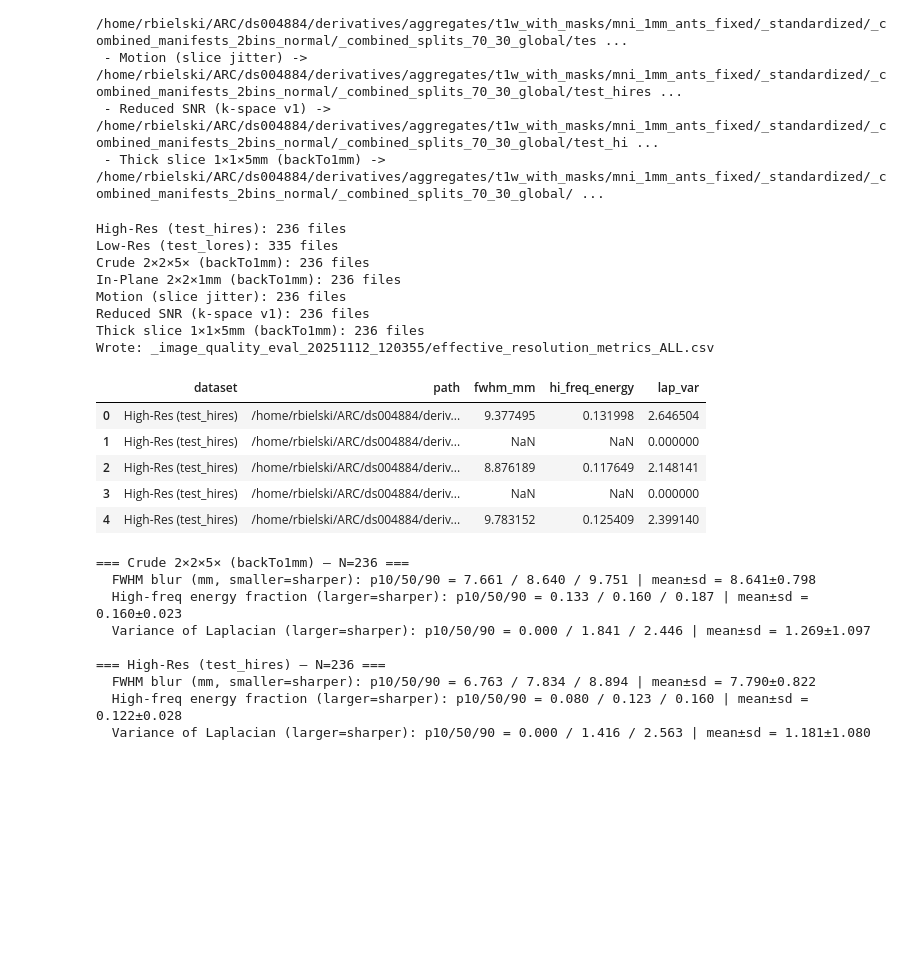
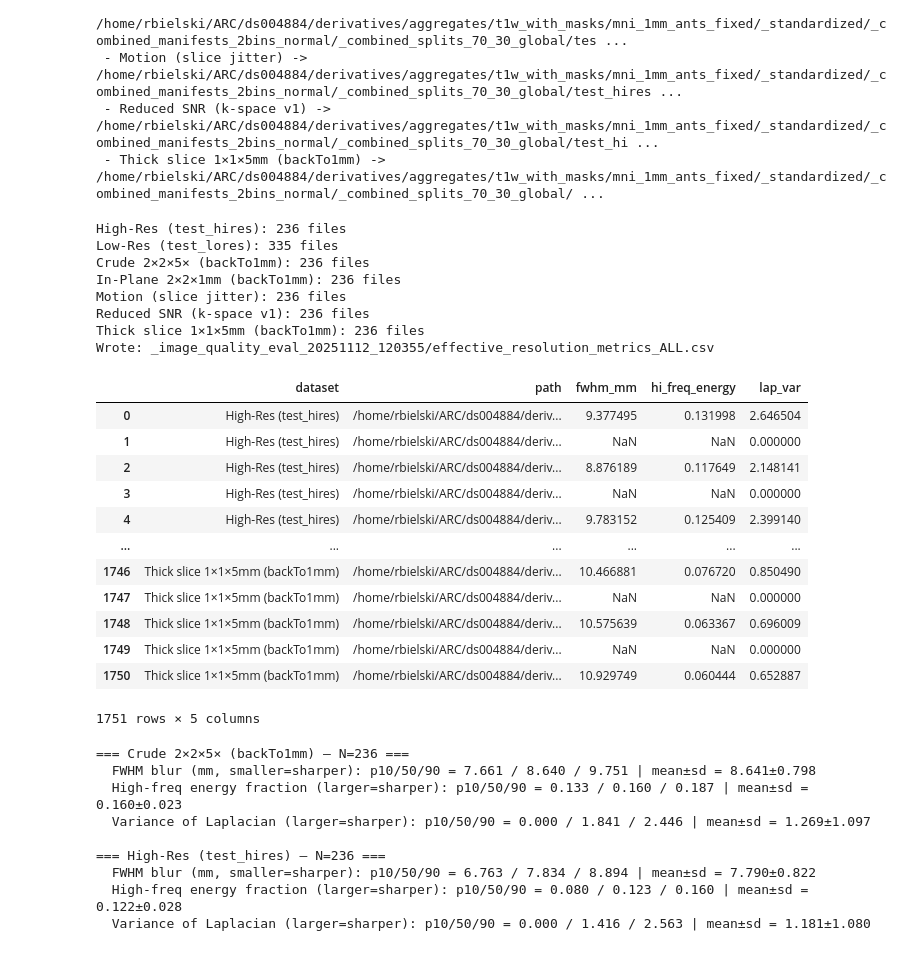
Before and after one commit to the-brAIn-lab/Lesion_Mapping, a Jupyter notebook: ARC_ATLAS_Combined/ARC_ATLAS_Downsampled_Metrics.ipynb, the cells around one changed output. Saved outputs shown, nothing was run; the diff lists cells and outputs as text; code cells hidden in the pictures; blank space fills up the shorter version.

```diff
--- a/ARC_ATLAS_Combined/ARC_ATLAS_Downsampled_Metrics.ipynb
+++ b/ARC_ATLAS_Combined/ARC_ATLAS_Downsampled_Metrics.ipynb
@@ -156,34 +156,41 @@ def scan_dir(dir_path: Path, dataset_name: str):
     return out
 
 # Run across all datasets
 all_rows = []
 for name, path in DATASETS.items():
     rows = scan_dir(path, name)
     print(f"{name}: {len(rows)} files")
     all_rows.extend(rows)
 
 df = pd.DataFrame(all_rows)
 CSV_PATH = OUT_ROOT / "effective_resolution_metrics_ALL.csv"
 df.to_csv(CSV_PATH, index=False)
 print("Wrote:", CSV_PATH)
 
 # quick peek
-df.head()
+df
 # %% [output]
 High-Res (test_hires): 236 files
 Low-Res (test_lores): 335 files
 Crude 2×2×5× (backTo1mm): 236 files
 In-Plane 2×2×1mm (backTo1mm): 236 files
 Motion (slice jitter): 236 files
 Reduced SNR (k-space v1): 236 files
 Thick slice 1×1×5mm (backTo1mm): 236 files
 Wrote: _image_quality_eval_20251112_120355/effective_resolution_metrics_ALL.csv
 |  | dataset | path | fwhm_mm | hi_freq_energy | lap_var |
 | 0 | High-Res (test_hires) | /home/rbielski/ARC/ds004884/deriv... | 9.377495 | 0.131998 | 2.646504 |
 | 1 | High-Res (test_hires) | /home/rbielski/ARC/ds004884/deriv... | NaN | NaN | 0.000000 |
 | 2 | High-Res (test_hires) | /home/rbielski/ARC/ds004884/deriv... | 8.876189 | 0.117649 | 2.148141 |
 | 3 | High-Res (test_hires) | /home/rbielski/ARC/ds004884/deriv... | NaN | NaN | 0.000000 |
 | 4 | High-Res (test_hires) | /home/rbielski/ARC/ds004884/deriv... | 9.783152 | 0.125409 | 2.399140 |
+| ... | ... | ... | ... | ... | ... |
+| 1746 | Thick slice 1×1×5mm (backTo1mm) | /home/rbielski/ARC/ds004884/deriv... | 10.466881 | 0.076720 | 0.850490 |
+| 1747 | Thick slice 1×1×5mm (backTo1mm) | /home/rbielski/ARC/ds004884/deriv... | NaN | NaN | 0.000000 |
+| 1748 | Thick slice 1×1×5mm (backTo1mm) | /home/rbielski/ARC/ds004884/deriv... | 10.575639 | 0.063367 | 0.696009 |
+| 1749 | Thick slice 1×1×5mm (backTo1mm) | /home/rbielski/ARC/ds004884/deriv... | NaN | NaN | 0.000000 |
+| 1750 | Thick slice 1×1×5mm (backTo1mm) | /home/rbielski/ARC/ds004884/deriv... | 10.929749 | 0.060444 | 0.652887 |
+1751 rows × 5 columns
 # %%
 def summarize_df(df: pd.DataFrame, by="dataset"):
     lines = []
```
Also changed, not shown: parts of 13 cells of this notebook, 20 other files.
